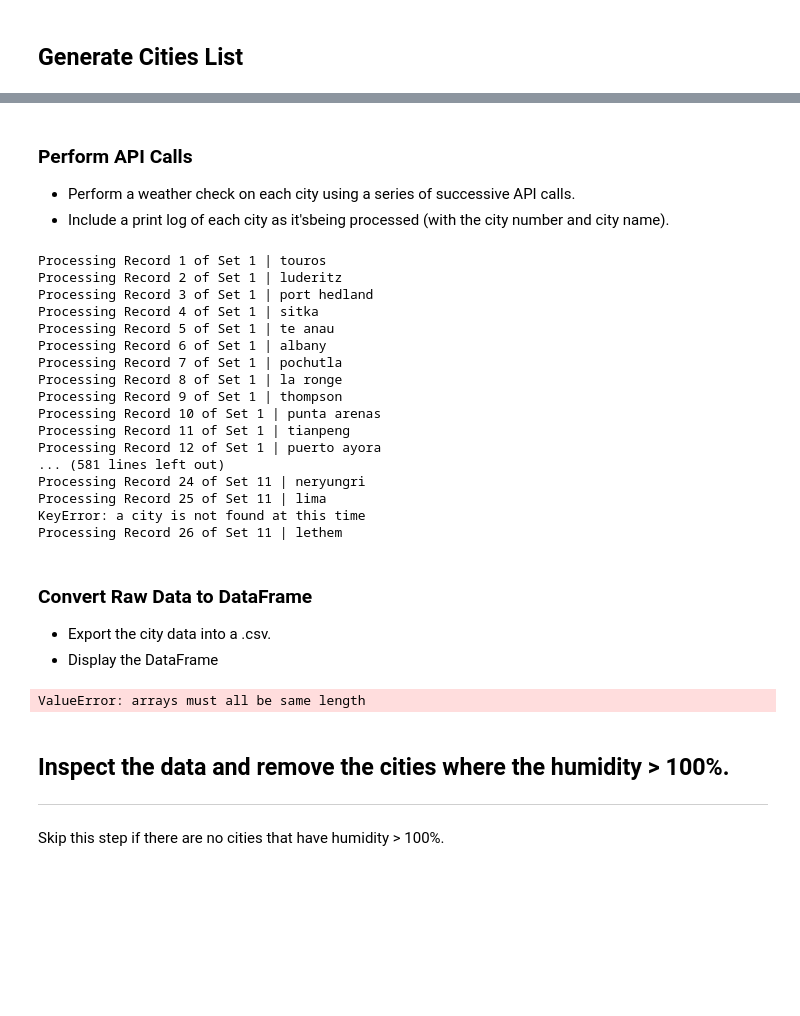
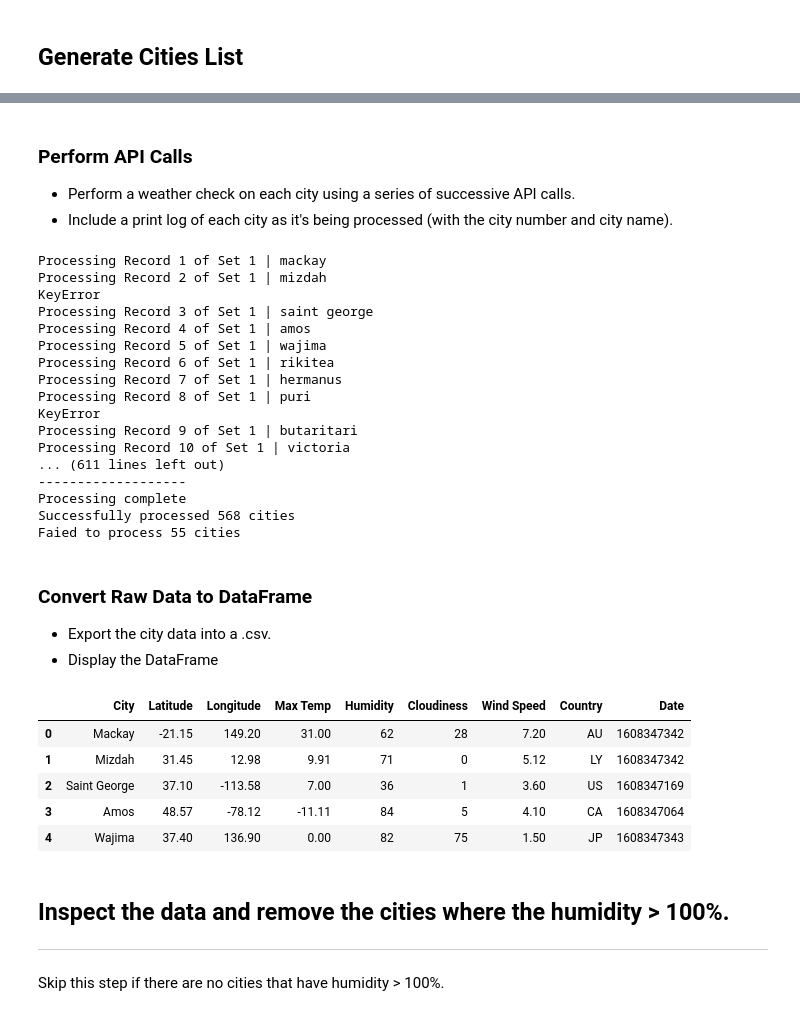
Before and after one commit to FAufenger/Python-API-Weather, a Jupyter notebook: WeatherPY/WeatherPy.ipynb, the cells around one changed output, grey strips where cells are left out. Cells and saved outputs as stored; diff of their text form; code cells hidden in the pictures; blank space fills up the shorter version.

```diff
--- a/WeatherPY/WeatherPy.ipynb
+++ b/WeatherPY/WeatherPy.ipynb
@@ -53,13 +53,14 @@ len(cities)
 # %% [markdown]
 ### Perform API Calls
 * Perform a weather check on each city using a series of successive API calls.
-* Include a print log of each city as it'sbeing processed (with the city number and city name).
+* Include a print log of each city as it's being processed (with the city number and city name).
 # %%
 #create url starter
 url = "http://api.openweathermap.org/data/2.5/weather?q="
 
 #define variables
 city_list_data = []
+city_name = []
 units = "metric"
 lat = []
 long = []
@@ -69,16 +70,19 @@ clouds = []
 wind_speed = []
 country = []
 date = []
+count = 0
 record = 0
 set_number = 1
+error = 0
 
-#Some cities have errors: need to handle
+
 for city in cities:
-    city_data = requests.get(url + city + "&units=" + units + "&appid=" + openweather_api_key).json()
+    city_data = requests.get(f"{url}{city}&units={units}&appid={openweather_api_key}").json()
     try:
         city_list_data.append(city_data)
 
         # Perform ground work for df while processing records
+        city_name.append(city_data['name'])
         lat.append(city_data['coord']['lat'])
         long.append(city_data['coord']['lon'])
         max_temp.append(city_data['main']['temp_max'])
@@ -87,7 +91,7 @@ for city in cities:
         wind_speed.append(city_data['wind']['speed'])
         country.append(city_data['sys']['country'])
         date.append(city_data['dt'])
-
+        count += 1
         # Create if statement to keep track and add delay
         if record >= 50:
             record = 1
@@ -100,51 +104,63 @@ for city in cities:
         print(f'Processing Record {record} of Set {set_number} | {city}')
 
     except KeyError:
-        print("KeyError: a city is not found at this time")
+        print("KeyError")
+        error +=1
+
+#Keep data clean and add end statement with counts found
+print("-------------------")
+print("Processing complete")
+print(f"Successfully processed {count} cities")
+print(f"Faied to process {error} cities")
 # %% [output]
-Processing Record 1 of Set 1 | touros
-Processing Record 2 of Set 1 | luderitz
-Processing Record 3 of Set 1 | port hedland
-Processing Record 4 of Set 1 | sitka
-Processing Record 5 of Set 1 | te anau
-Processing Record 6 of Set 1 | albany
-Processing Record 7 of Set 1 | pochutla
-Processing Record 8 of Set 1 | la ronge
-Processing Record 9 of Set 1 | thompson
-Processing Record 10 of Set 1 | punta arenas
-Processing Record 11 of Set 1 | tianpeng
-Processing Record 12 of Set 1 | puerto ayora
-... (581 lines left out)
-Processing Record 24 of Set 11 | neryungri
-Processing Record 25 of Set 11 | lima
-KeyError: a city is not found at this time
-Processing Record 26 of Set 11 | lethem
+Processing Record 1 of Set 1 | mackay
+Processing Record 2 of Set 1 | mizdah
+KeyError
+Processing Record 3 of Set 1 | saint george
+Processing Record 4 of Set 1 | amos
+Processing Record 5 of Set 1 | wajima
+Processing Record 6 of Set 1 | rikitea
+Processing Record 7 of Set 1 | hermanus
+Processing Record 8 of Set 1 | puri
+KeyError
+Processing Record 9 of Set 1 | butaritari
+Processing Record 10 of Set 1 | victoria
+... (611 lines left out)
+-------------------
+Processing complete
+Successfully processed 568 cities
+Faied to process 55 cities
 # %% [markdown]
 ### Convert Raw Data to DataFrame
 * Export the city data into a .csv.
 * Display the DataFrame
 # %%
-#how to export to csv...
-#should i export city_list_data or dictionary..?
-
 #Add lists into dictionary
 city_weather_dict = {
-    "City": cities,
-    "Lat": lat,
-    "Lng": long,
+    "City": city_name,
+    "Latitude": lat,
+    "Longitude": long,
     "Max Temp": max_temp,
     "Humidity": humid,
     "Cloudiness": clouds,
     "Wind Speed": wind_speed,
     "Country": country,
     "Date": date
 }
 
 #Create df from dictionary
 city_weather_df = pd.DataFrame(city_weather_dict)
+
+city_weather_df.to_csv(r'output_data/cities.csv', index=False, header=True)
+
 city_weather_df.head()
 # %% [output]
-ValueError: arrays must all be same length
+|  | City | Latitude | Longitude | Max Temp | Humidity | Cloudiness | Wind Speed | Country | Date |
+| 0 | Mackay | -21.15 | 149.20 | 31.00 | 62 | 28 | 7.20 | AU | 1608347342 |
+| 1 | Mizdah | 31.45 | 12.98 | 9.91 | 71 | 0 | 5.12 | LY | 1608347342 |
+| 2 | Saint George | 37.10 | -113.58 | 7.00 | 36 | 1 | 3.60 | US | 1608347169 |
+| 3 | Amos | 48.57 | -78.12 | -11.11 | 84 | 5 | 4.10 | CA | 1608347064 |
+| 4 | Wajima | 37.40 | 136.90 | 0.00 | 82 | 75 | 1.50 | JP | 1608347343 |
 # %% [markdown]
 ## Inspect the data and remove the cities where the humidity > 100%.
 ----
```
Also changed, not shown: parts of 3 cells of this notebook, 1 other file.
